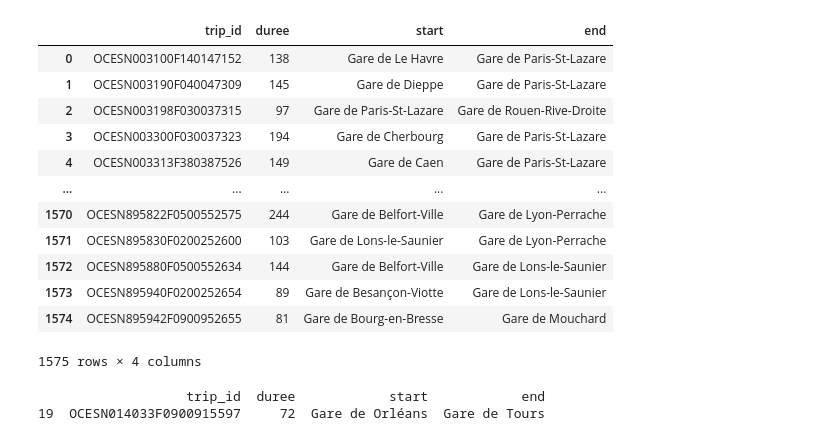
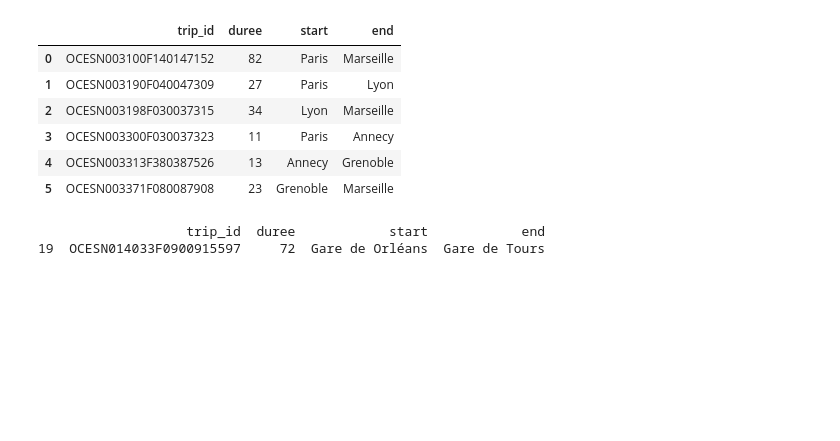
Before and after one commit to RomPiot/IA-camemBERT-travel, a Jupyter notebook: itinerary.ipynb, the cells around one changed output. Drawn from its saved outputs; the diff is of its cells as text; code cells hidden in the pictures; blank space fills up the shorter version.

Commit message:
test algo with test file

```diff
--- a/itinerary.ipynb
+++ b/itinerary.ipynb
@@ -1,40 +1,35 @@
 # %%
 import os
 import numpy as np
 import pandas as pd
 from pprint import pprint
 from pyspark.sql.types import *
 from graphframes import *
 
 def open_dataset(file_name):
     return pd.read_csv(filepath_or_buffer=file_name, delimiter="\t", encoding="utf-8", header=0)
 
-itineraries = open_dataset('data_sncf/timetables.csv')
+# itineraries = open_dataset('data_sncf/timetables.csv')
+itineraries = open_dataset('data_sncf/test.csv')
 itineraries = itineraries.sort_values(by=['trip_id', 'trajet', 'duree'], ascending=[True, True, True])
 
 # refacto du dataframe
 trajet_splited = itineraries['trajet'].str.split(' - ')
 
 itineraries['start'] = trajet_splited.str[0]
 itineraries['end'] = trajet_splited.str[1]
 
 itineraries.drop('trajet', axis=1, inplace=True)
 
 itineraries
 # %% [output]
 |  | trip_id | duree | start | end |
-| 0 | OCESN003100F140147152 | 138 | Gare de Le Havre | Gare de Paris-St-Lazare |
-| 1 | OCESN003190F040047309 | 145 | Gare de Dieppe | Gare de Paris-St-Lazare |
-| 2 | OCESN003198F030037315 | 97 | Gare de Paris-St-Lazare | Gare de Rouen-Rive-Droite |
-| 3 | OCESN003300F030037323 | 194 | Gare de Cherbourg | Gare de Paris-St-Lazare |
-| 4 | OCESN003313F380387526 | 149 | Gare de Caen | Gare de Paris-St-Lazare |
-| ... | ... | ... | ... | ... |
-| 1570 | OCESN895822F0500552575 | 244 | Gare de Belfort-Ville | Gare de Lyon-Perrache |
-| 1571 | OCESN895830F0200252600 | 103 | Gare de Lons-le-Saunier | Gare de Lyon-Perrache |
-| 1572 | OCESN895880F0500552634 | 144 | Gare de Belfort-Ville | Gare de Lons-le-Saunier |
-| 1573 | OCESN895940F0200252654 | 89 | Gare de Besançon-Viotte | Gare de Lons-le-Saunier |
-| 1574 | OCESN895942F0900952655 | 81 | Gare de Bourg-en-Bresse | Gare de Mouchard |
+| 0 | OCESN003100F140147152 | 82 | Paris | Marseille |
+| 1 | OCESN003190F040047309 | 27 | Paris | Lyon |
+| 2 | OCESN003198F030037315 | 34 | Lyon | Marseille |
+| 3 | OCESN003300F030037323 | 11 | Paris | Annecy |
+| 4 | OCESN003313F380387526 | 13 | Annecy | Grenoble |
+| 5 | OCESN003371F080087908 | 23 | Grenoble | Marseille |
-1575 rows × 4 columns
 # %%
 findTravel = itineraries.loc[itineraries['trip_id'] == "OCESN014033F0900915597"]
 print(findTravel)
```
Also changed, not shown: parts of 1 cell of this notebook, 1 other file.
